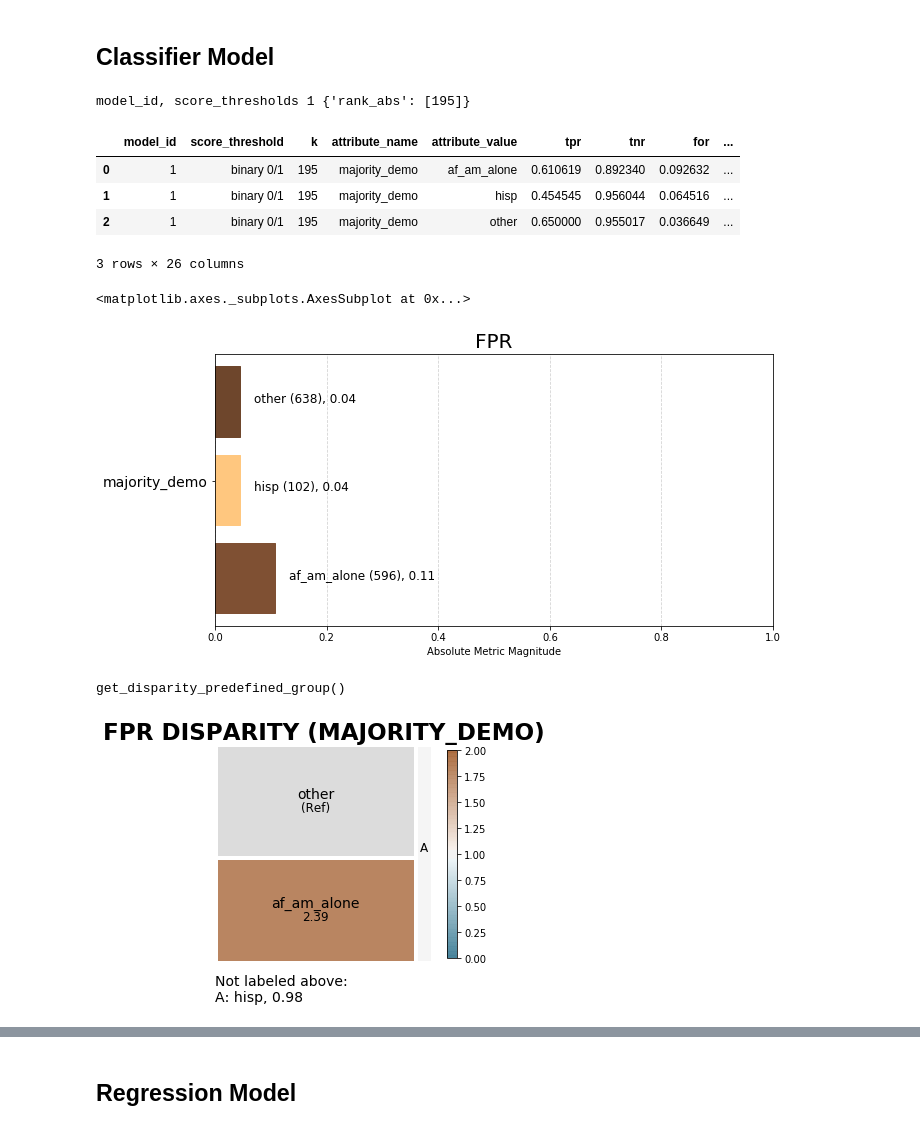
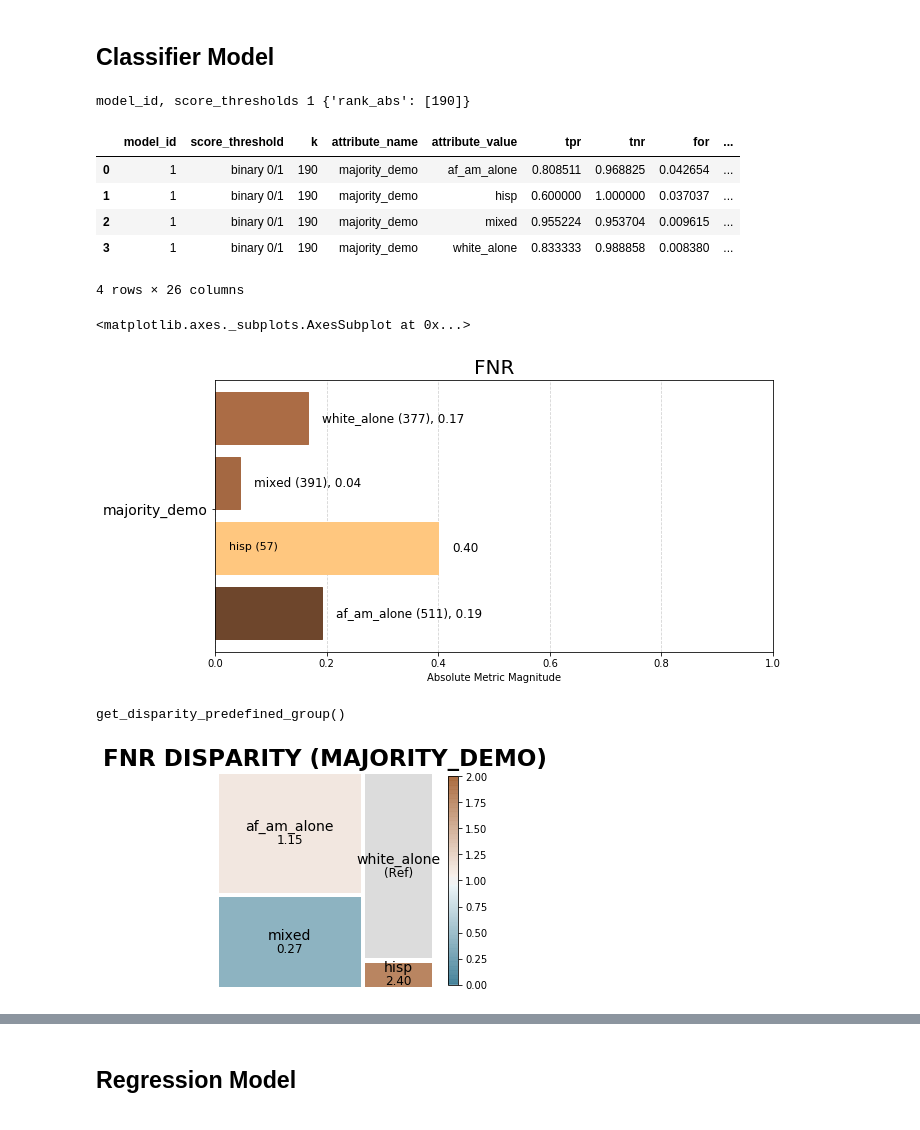
Before and after one commit to sinclairtarget/philly-evictions, a Jupyter notebook: bias.ipynb, the cells around one changed output, grey strips where cells are left out. Saved outputs shown, nothing was run; the diff lists cells and outputs as text; code cells hidden in the pictures.

Commit message:
Add white_alone demo group to bias cop.

```diff
--- a/bias.ipynb
+++ b/bias.ipynb
@@ -9,7 +9,7 @@ from pipeline import BiasCop
 
 df = pd.read_csv('data/final_merged_df.csv')
 
-splits = pipeline.split_by_year(df, colname='year_evictions')
+splits = pipeline.split_last_year(df, colname='year_evictions')
 cleaned_splits = [pipeline.clean_split(split) for split in splits]
 
 labeled_splits = [pipeline.label(split, lower_bound=14, drop_column=False)
@@ -30,20 +30,21 @@ clf_pred_df = pipeline.run_one_clf(
 clf_cop = BiasCop(clf_pred_df)
 clf_cop.xtabs()
 # %% [output]
-model_id, score_thresholds 1 {'rank_abs': [195]}
+model_id, score_thresholds 1 {'rank_abs': [190]}
 |  | model_id | score_threshold | k | attribute_name | attribute_value | tpr | tnr | for | ... |
-| 0 | 1 | binary 0/1 | 195 | majority_demo | af_am_alone | 0.610619 | 0.892340 | 0.092632 | ... |
-| 1 | 1 | binary 0/1 | 195 | majority_demo | hisp | 0.454545 | 0.956044 | 0.064516 | ... |
-| 2 | 1 | binary 0/1 | 195 | majority_demo | other | 0.650000 | 0.955017 | 0.036649 | ... |
+| 0 | 1 | binary 0/1 | 190 | majority_demo | af_am_alone | 0.808511 | 0.968825 | 0.042654 | ... |
+| 1 | 1 | binary 0/1 | 190 | majority_demo | hisp | 0.600000 | 1.000000 | 0.037037 | ... |
+| 2 | 1 | binary 0/1 | 190 | majority_demo | mixed | 0.955224 | 0.953704 | 0.009615 | ... |
+| 3 | 1 | binary 0/1 | 190 | majority_demo | white_alone | 0.833333 | 0.988858 | 0.008380 | ... |
-3 rows × 26 columns
+4 rows × 26 columns
 # %%
-clf_cop.plot_group_metric('fpr')
+clf_cop.plot_group_metric('fnr')
 # %% [output]
 <matplotlib.axes._subplots.AxesSubplot at 0x...>
-[figure, old version]
+[figure, new version]
 # %%
-clf_cop.plot_disparity('fpr_disparity')
+clf_cop.plot_disparity('fnr_disparity')
 # %% [output]
 get_disparity_predefined_group()
-[figure, old version]
+[figure, new version]
 # %%
```
Also changed, not shown: parts of 5 cells of this notebook, 1 other file.
